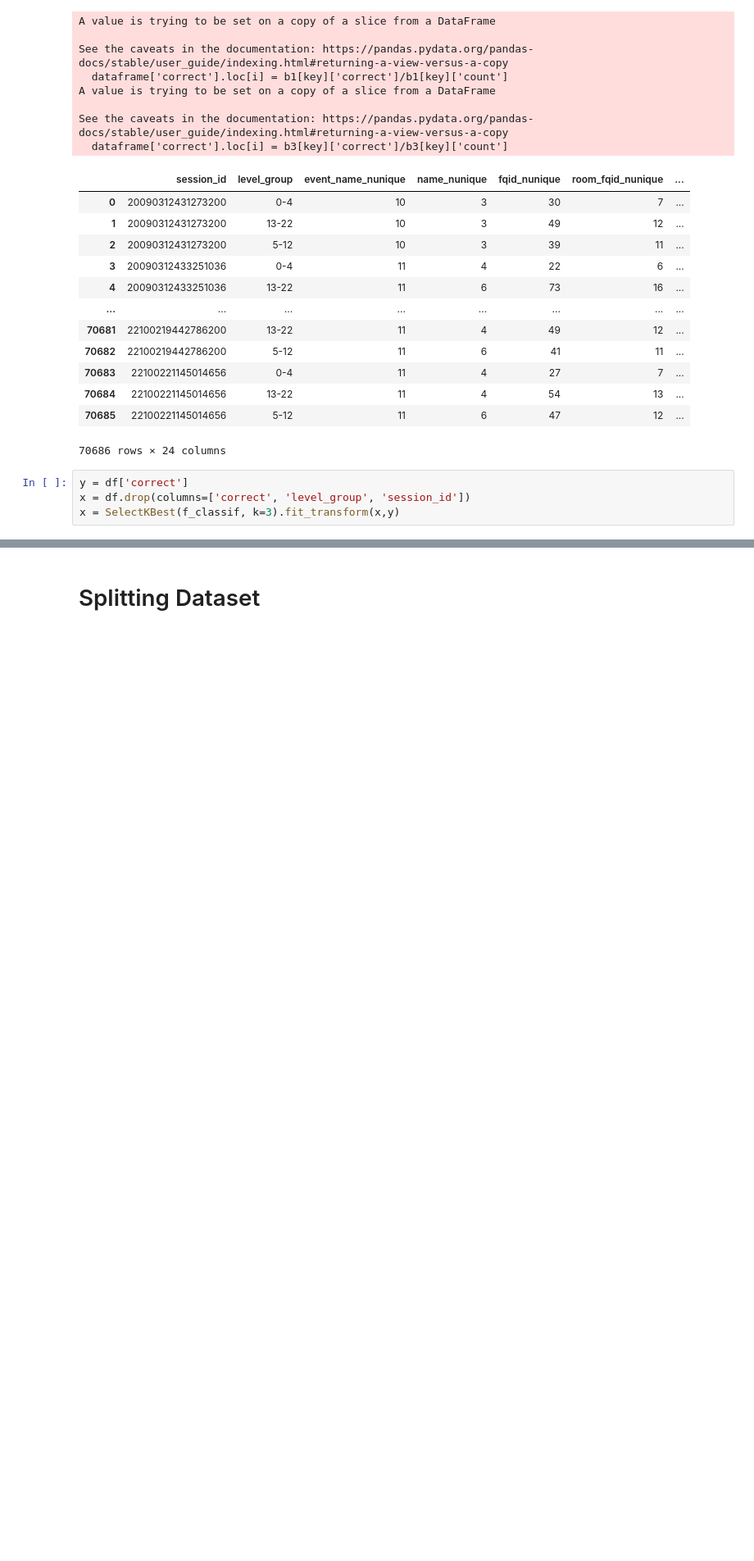
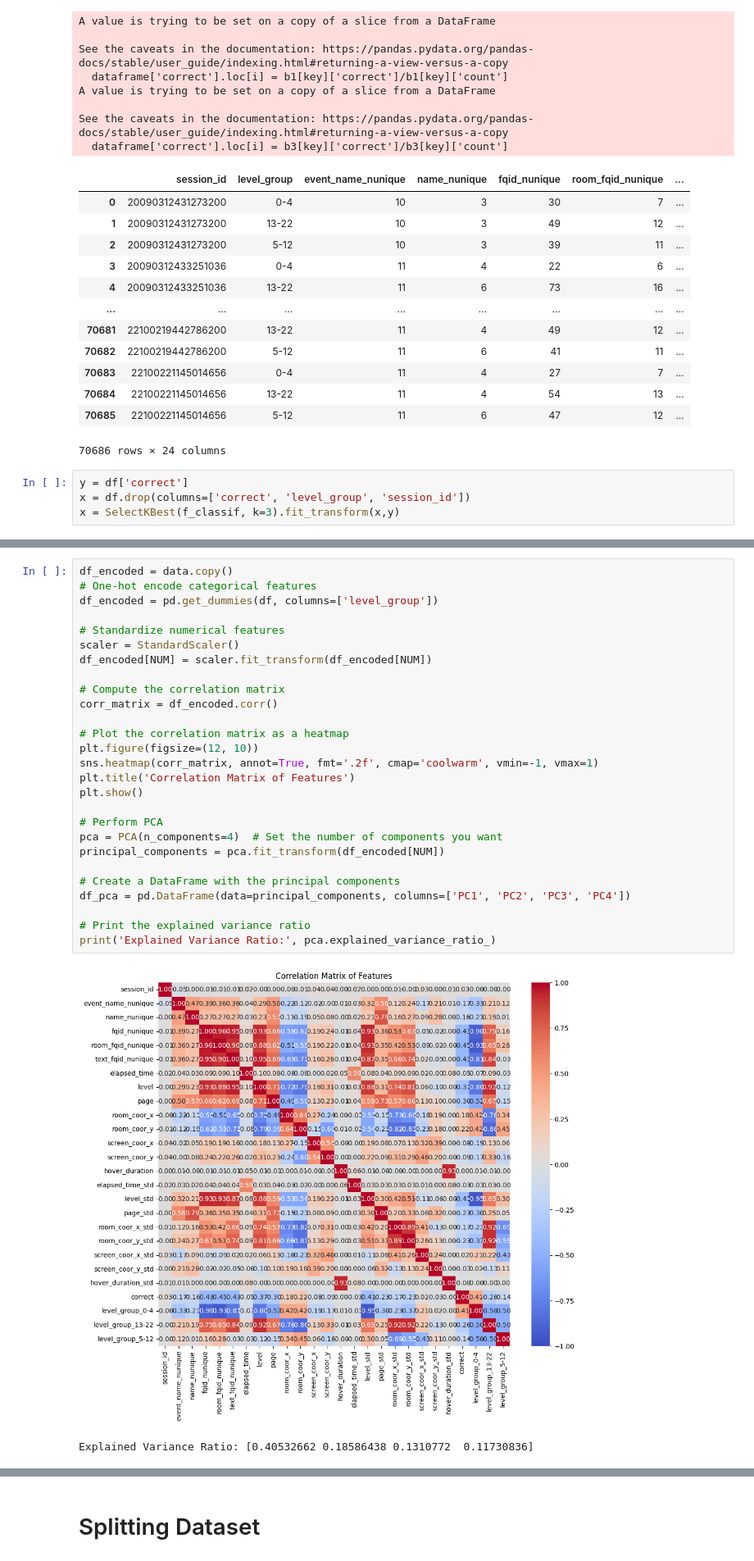
Before and after one commit to Malai237/ML-Project, a Jupyter notebook: starter.ipynb, the cells around one changed output, grey strips where cells are left out. Shown at 82% size. Cells and saved outputs as stored; diff of their text form; blank space fills up the shorter version.

Commit message:
incorporated PCA to generating new feature and prdeiction on 4 PCs and new feature improves training performance by over 10% compared to just the 4 PCs

```diff
--- a/starter.ipynb
+++ b/starter.ipynb
@@ -297,0 +282,30 @@ data.head()
+# %%
+df_encoded = data.copy()
+# One-hot encode categorical features
+df_encoded = pd.get_dummies(df, columns=['level_group'])
+
+# Standardize numerical features
+scaler = StandardScaler()
+df_encoded[NUM] = scaler.fit_transform(df_encoded[NUM])
+
+# Compute the correlation matrix
+corr_matrix = df_encoded.corr()
+
+# Plot the correlation matrix as a heatmap
+plt.figure(figsize=(12, 10))
+sns.heatmap(corr_matrix, annot=True, fmt='.2f', cmap='coolwarm', vmin=-1, vmax=1)
+plt.title('Correlation Matrix of Features')
+plt.show()
+
+# Perform PCA
+pca = PCA(n_components=4)  # Set the number of components you want
+principal_components = pca.fit_transform(df_encoded[NUM])
+
+# Create a DataFrame with the principal components
+df_pca = pd.DataFrame(data=principal_components, columns=['PC1', 'PC2', 'PC3', 'PC4'])
+
+# Print the explained variance ratio
+print('Explained Variance Ratio:', pca.explained_variance_ratio_)
+# %% [output]
+[figure, added]
+Explained Variance Ratio: [0.40532662 0.18586438 0.1310772  0.11730836]
```
Also changed, not shown: parts of 20 cells of this notebook.
